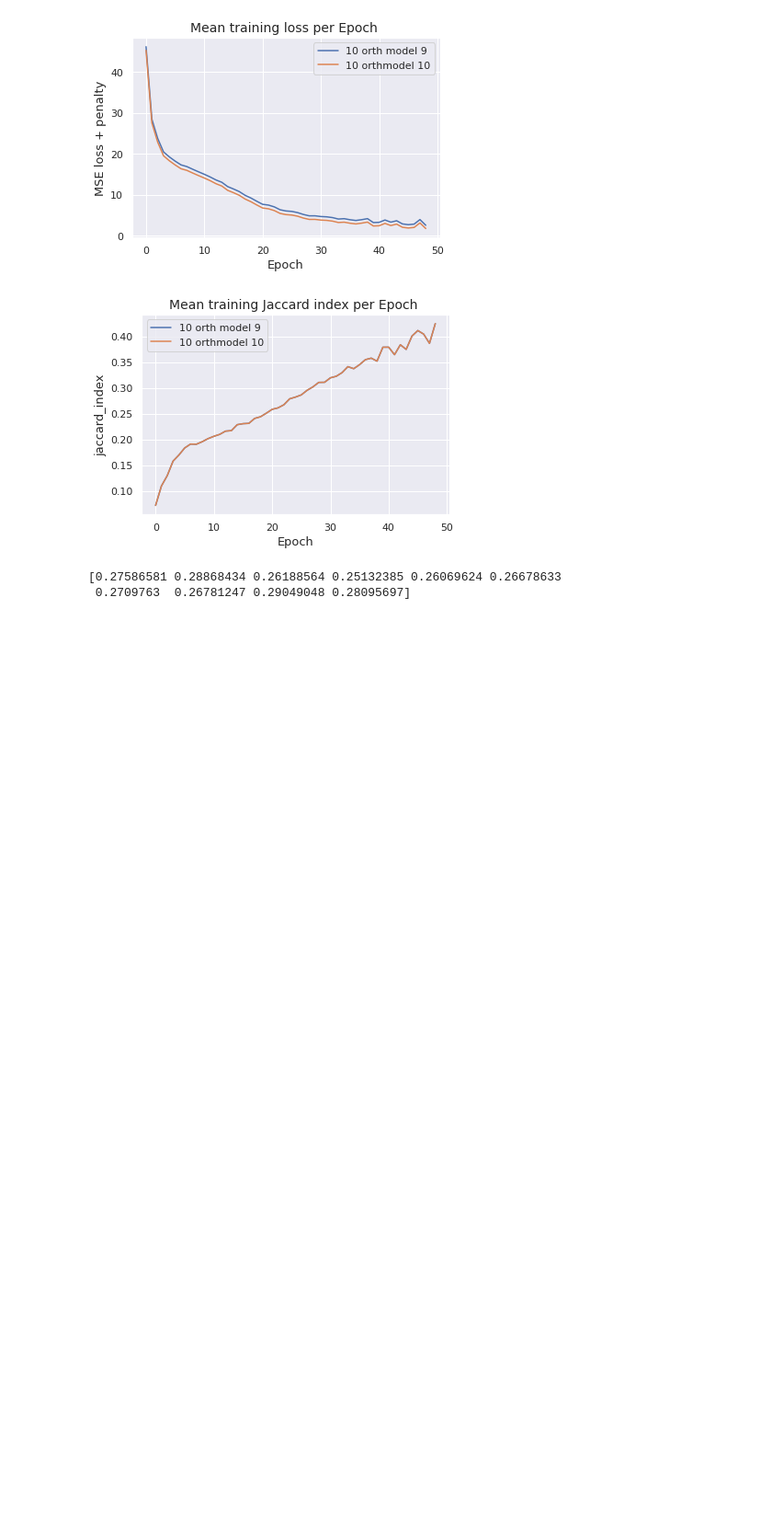
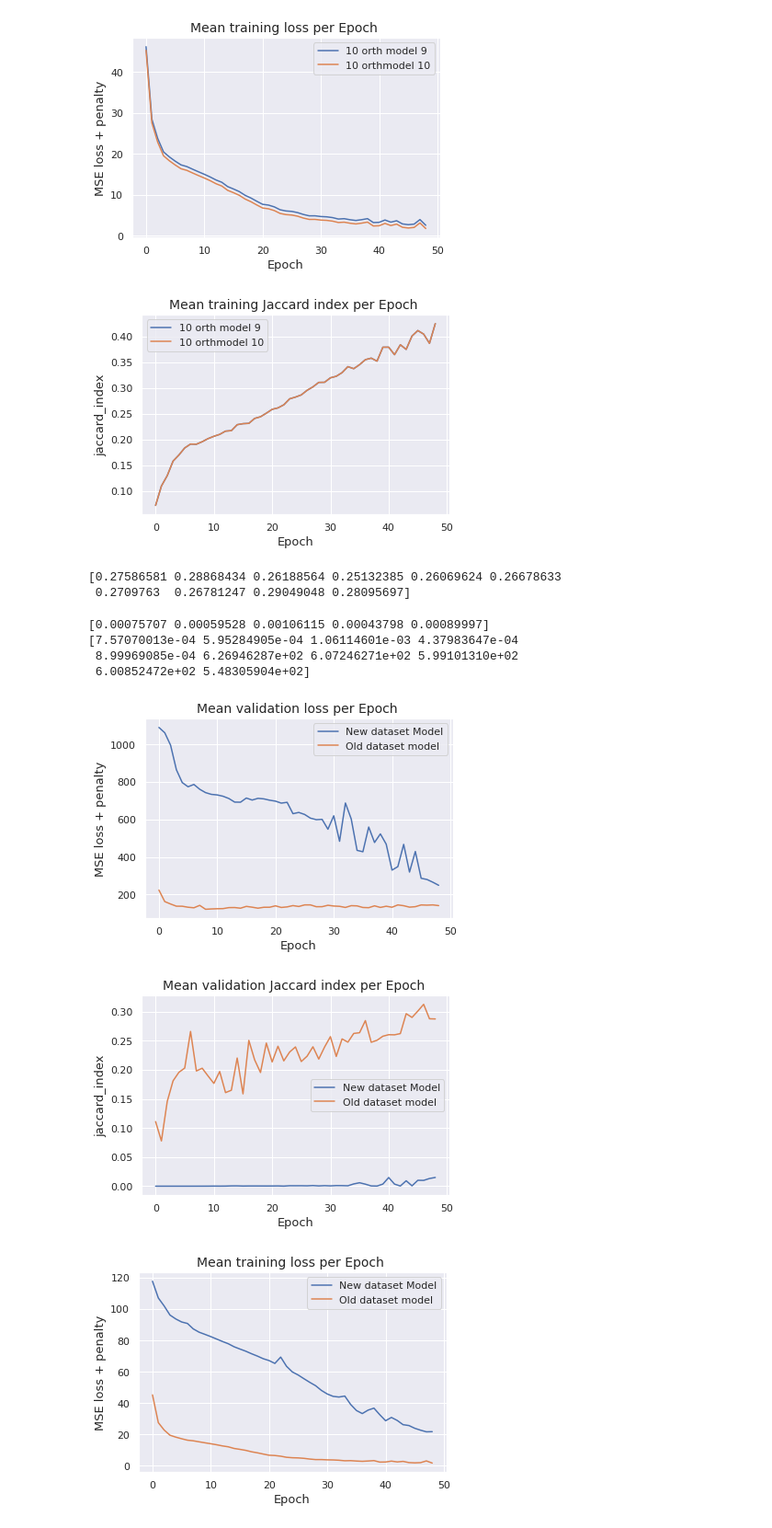
Before and after one commit to Jmckone1/unet, a Jupyter notebook: Post_Orth_Penalty_Outputs.ipynb, the cells around one changed output. Shown: that part at 92% size. Cells and saved outputs as stored; diff of their text form; code cells hidden in the pictures; blank space fills up the shorter version.

Commit message:
updated code to have correct dataset ground truth after running, along with some file commenting

```diff
--- a/Post_Orth_Penalty_Outputs.ipynb
+++ b/Post_Orth_Penalty_Outputs.ipynb
@@ -106,3 +106,64 @@ print(loss_Nan_0)
 [figure]
 [0.27586581 0.28868434 0.26188564 0.25132385 0.26069624 0.26678633
  0.2709763  0.26781247 0.29049048 0.28095697]
+# %%
+import numpy as np
+import matplotlib.pyplot as plt
+import seaborn as sns
+sns.set_theme()
+import pandas as pd
+
+input_names = ["Unet_H16_M12_O10","Unet_H16_M11_O10"]
+legend_names = ["New dataset Model", "Old dataset model"]
+output_type = ["validation_loss", "validation_jaccard_index","training_loss","jaccard_index"]
+output_axis = ["MSE loss + penalty", "jaccard_index","MSE loss + penalty","jaccard_index"]
+output_title = ["validation loss", "validation Jaccard index","training loss","training Jaccard index"]
+
+second_out = ["Validation_loss","Validation_Jaccard","Training_loss","Training_Jaccard"]
+
+loss_0 = []
+loss_Nan_0 = []
+
+for i in range(25,30):
+    loss_0 = np.genfromtxt("Checkpoints_RANO/Unet_H16_M12_O10/Validation_Jaccard/epoch_"+str(i)+"validation_jaccard_index.csv",delimiter=',')
+    loss_Nan_0 = np.append(loss_Nan_0, np.mean(loss_0[np.logical_not(np.isnan(loss_0))]))
+print(loss_Nan_0)
+
+for i in range(25,30):
+    loss_0 = np.genfromtxt("Checkpoints_RANO/Unet_H16_M12_O10/Validation_loss/epoch_"+str(i)+"validation_loss.csv",delimiter=',')
+    loss_Nan_0 = np.append(loss_Nan_0, np.mean(loss_0[np.logical_not(np.isnan(loss_0))]))
+print(loss_Nan_0)
+
+loss_0 = []
+loss_Nan_0 = []
+
+for c in range(len(output_type)):
+    ax = plt.subplot()
+    for s in range(2):
+        for i in range(49):
+#             if s == 1:
+            loss_0 = np.genfromtxt("Checkpoints_RANO/"+ input_names[s]+ "/" + second_out[c] + "/epoch_"+str(i)+output_type[c] + ".csv",delimiter=',')
+            loss_Nan_0 = np.append(loss_Nan_0, np.mean(loss_0[np.logical_not(np.isnan(loss_0))]))
+#             else:
+#                 loss_0 = np.genfromtxt("Checkpoints_RANO/"+input_names[s]+"/epoch_"+str(i)+output_type[c],delimiter=',')
+#                 loss_Nan_0 = np.append(loss_Nan_0, np.mean(loss_0[np.logical_not(np.isnan(loss_0))]))
+
+        ax.plot(range(len(loss_Nan_0)),loss_Nan_0)
+        loss_0 = []
+        loss_Nan_0 = []
+#     if c == 0:
+#         plt.ylim([100, 400])
+
+    plt.title("Mean " + output_title[c]+ " per Epoch ",fontsize=14)
+    ax.legend(legend_names,fontsize=11)
+    plt.xlabel("Epoch",fontsize=13)
+    plt.ylabel(ylabel=output_axis[c],fontsize=13)
+    plt.show()
+# %% [output]
+[0.00075707 0.00059528 0.00106115 0.00043798 0.00089997]
+[7.57070013e-04 5.95284905e-04 1.06114601e-03 4.37983647e-04
+ 8.99969085e-04 6.26946287e+02 6.07246271e+02 5.99101310e+02
+ 6.00852472e+02 5.48305904e+02]
+[figure, added]
+[figure, added]
+[figure, added]
```
Also changed, not shown: parts of 3 cells of this notebook, 4 other files.
